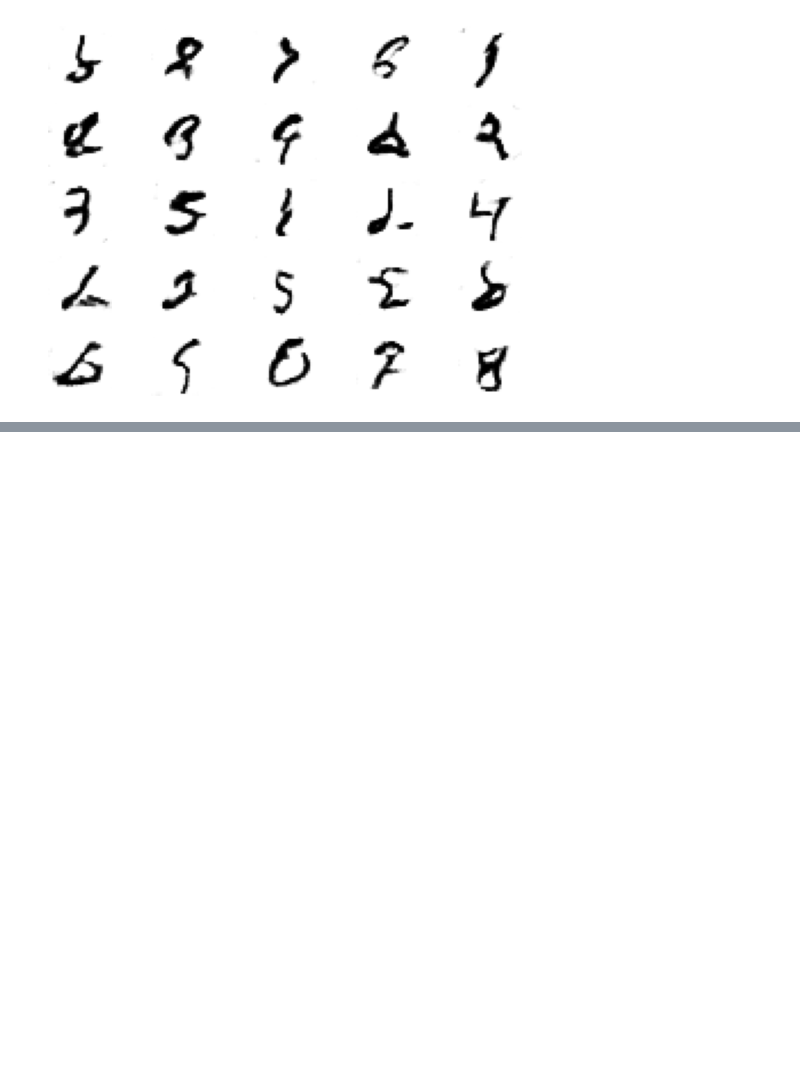
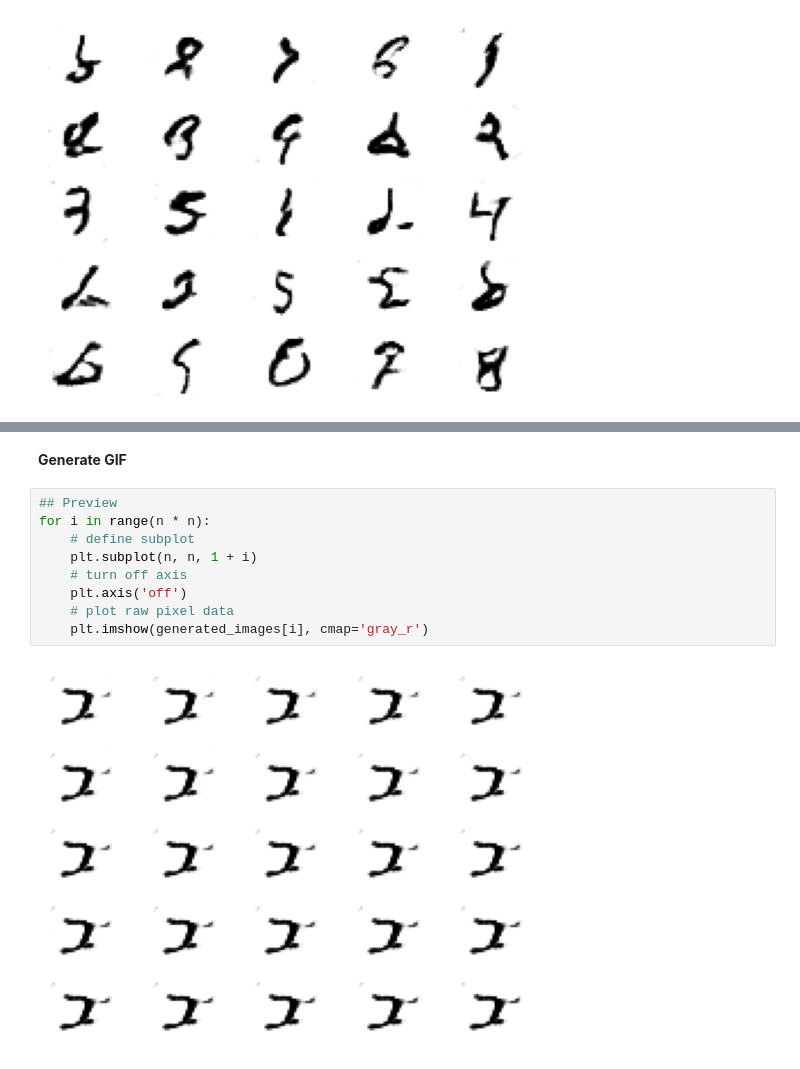
Before and after one commit to cgfalcon/XArtist, a Jupyter notebook: training/mnist_gan_training.ipynb, the cells around one changed output, grey strips where cells are left out. Saved outputs shown, nothing was run; the diff lists cells and outputs as text; blank space fills up the shorter version.

```diff
--- a/training/gan_tranining.ipynb
+++ b/training/mnist_gan_training.ipynb
@@ -629,0 +681,13 @@ plt.imshow(zerop_output[0, 0, :, :].detach().cpu().numpy().reshape(INPUT_DIM, IN
+# %% [markdown]
+**Generate GIF**
+# %%
+## Preview
+for i in range(n * n):
+	# define subplot
+	plt.subplot(n, n, 1 + i)
+	# turn off axis
+	plt.axis('off')
+	# plot raw pixel data
+	plt.imshow(generated_images[i], cmap='gray_r')
+# %% [output]
+[figure, added]
```
Also changed, not shown: parts of 8 cells of this notebook.
